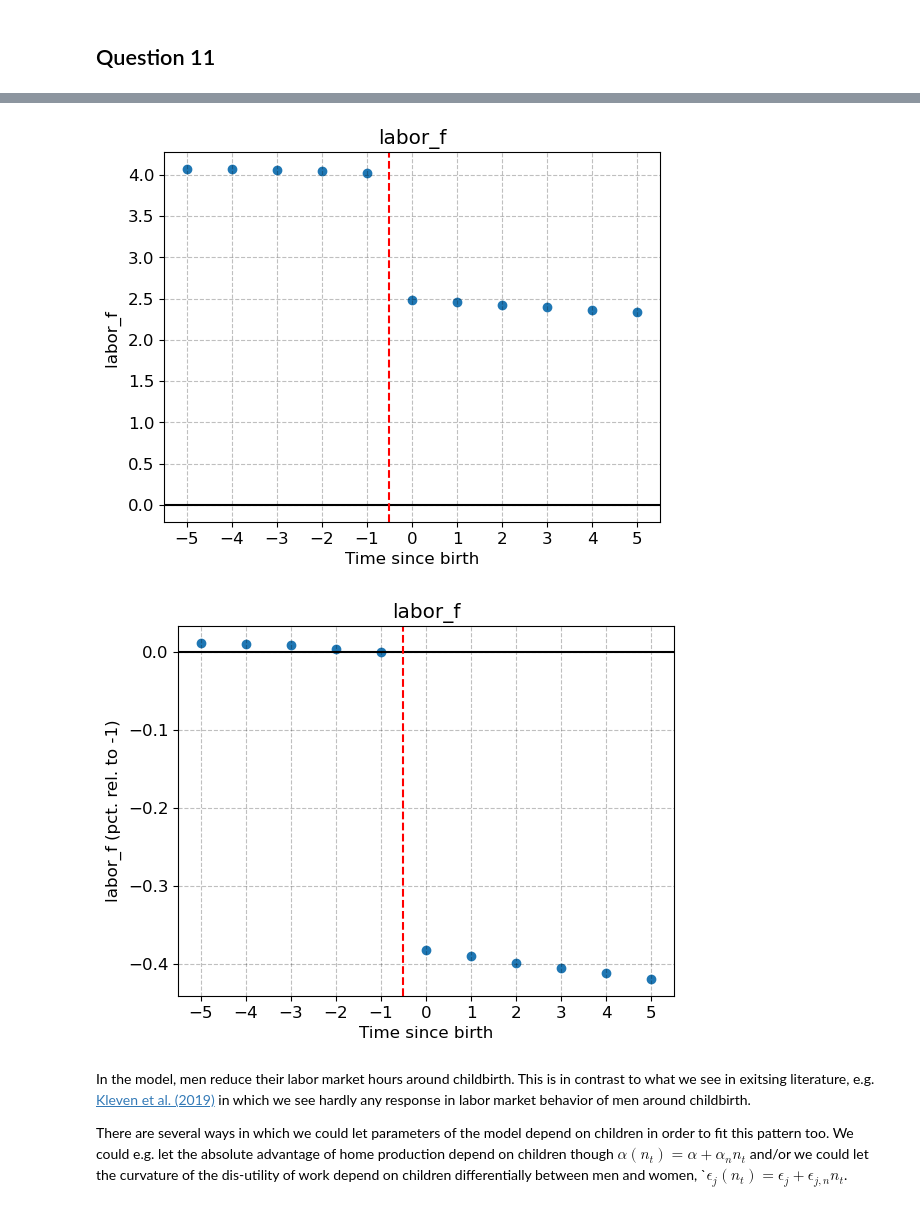
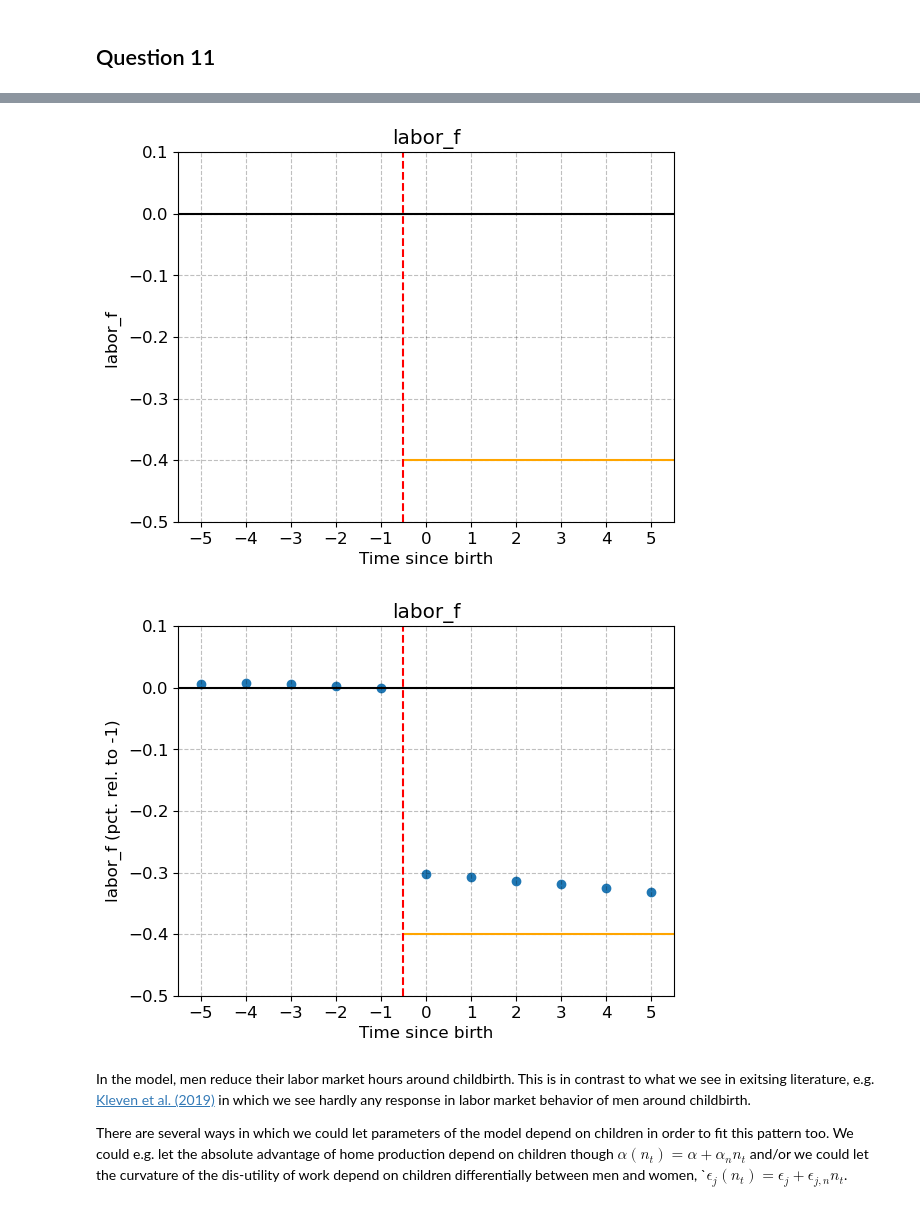
Before and after one commit to clynejj/Public-economics-seminar-project-code, a Jupyter notebook: DynamicSpecialization_post.ipynb, the cells around one changed output, grey strips where cells are left out. Drawn from its saved outputs; the diff is of its cells as text; code cells hidden in the pictures.

```diff
--- a/DynamicSpecialization_post.ipynb
+++ b/DynamicSpecialization_post.ipynb
@@ -124,10 +109,14 @@ for name,spec in specs.items():
 # Plot age profiles in both
 for outcome in ('labor_f','home_f','labor_m','home_m','n'):
     fig, ax = plt.subplots()
-    outcome_base = np.mean(getattr(models['model 1'].sim,outcome),axis=0)
-    outcome_alt = np.mean(getattr(models['model 2'].sim,outcome),axis=0)
+    outcome_base = np.mean(getattr(models['model_1'].sim,outcome),axis=0)
+    outcome_alt = np.mean(getattr(models['model_2'].sim,outcome),axis=0)
+    outcome_calib = np.mean(getattr(models['model_calib'].sim,outcome),axis=0)
+    outcome_oct_1 = np.mean(getattr(models['model_oct_1'].sim,outcome),axis=0)
     ax.plot(outcome_base,label='baseline')
     ax.plot(outcome_alt,label='extended')
+    ax.plot(outcome_calib,label='calibrated')
+    ax.plot(outcome_oct_1,label='oct_1')
     ax.set(title=outcome,xlabel='period',ylabel=outcome);
     ax.legend()
 # %% [output]
@@ -140,7 +129,7 @@ for outcome in ('labor_f','home_f','labor_m','home_m','n'):
 ## Question 8
 # %%
 # the model is from now on the extended version
-model = models['model 2'].copy()
+model = models['model_oct_1'].copy()
 # %%
 def calculate_event_mean(model,outcome_str,min_time=-5,max_time=5,relative=-1,pct=True):
     ''' calculate average outcome across time since birth '''
@@ -301,6 +301,6 @@ for val in ('specialization',):
     ax.scatter(event_grid,event_rel)
     ax.axhline(y=0,color='black')
     ax.axvline(x=-0.5,color='red',linestyle='dashed')
-    ax.axhline(y=1  if x>-0.5 else None,color='orange')
+    #ax.axhline(y=1  if x>-0.5 else None,color='orange')
     ax.set(title=val,xlabel='Time since birth',ylabel=f'{val} (pct. rel. to -1)',xticks=event_grid);
 # %% [output]
@@ -373,0 +375,24 @@ for relative in (None,-1):
+# %%
+for relative in (None, -1):
+    for val in ('labor_m',):
+
+        event_grid, event_rel = calculate_event_mean(model, val, min_time=-5, max_time=5, relative=relative, pct=True)
+
+        rel = ''
+        if relative is not None:
+            rel = '(pct. rel. to -1)'
+
+        fig, ax = plt.subplots()
+        ax.scatter(event_grid, event_rel)
+
+        if any(event_grid > -0.5):
+            ax.axhline(y=0.0, color='orange', xmin=(event_grid > -0.5).argmax() / len(event_grid))
+
+        # Vertical line at x=-0.5
+        ax.axvline(x=-0.5, color='red', linestyle='dashed')
+
+        # Set y-axis limits
+        ax.set_ylim(-0.2, 0.1)
+
+        # Set title and labels
+        ax.set(title=val, xlabel='Time since birth', ylabel=f'{val} {rel}', xticks=event_grid)
@@ -374,20 +402,28 @@ for relative in (None,-1):
 # %%
 for relative in (None,-1):
     for val in ('labor_f',):
 
         event_grid,event_rel = calculate_event_mean(model,val,min_time=-5,max_time=5,relative=relative,pct=True)
 
         rel = ''
+
+
         if relative is not None:
             rel = '(pct. rel. to -1)'
         fig, ax = plt.subplots()
         ax.scatter(event_grid,event_rel)
+
+        if any(event_grid > -0.5):
+            ax.axhline(y=-0.4, color='orange', xmin=(event_grid > -0.5).argmax() / len(event_grid))
+
+        # Set y-axis limits
+        ax.set_ylim(-0.5, 0.1)
         ax.axhline(y=0,color='black')
         ax.axvline(x=-0.5,color='red',linestyle='dashed')
         ax.set(title=val,xlabel='Time since birth',ylabel=f'{val} {rel}',xticks=event_grid);
 # %% [output]
-[figure, old version]
+[figure, new version]
-[figure, old version]
+[figure, new version]
 # %% [markdown]
 In the model, men reduce their labor market hours around childbirth. This is in contrast to what we see in exitsing literature, e.g. [Kleven et al. (2019)](https://www.aeaweb.org/articles?id=10.1257/app.20180010) in which we see hardly any response in labor market behavior of men around childbirth.
 
```
Also changed, not shown: parts of 37 cells of this notebook, 13 other files.
